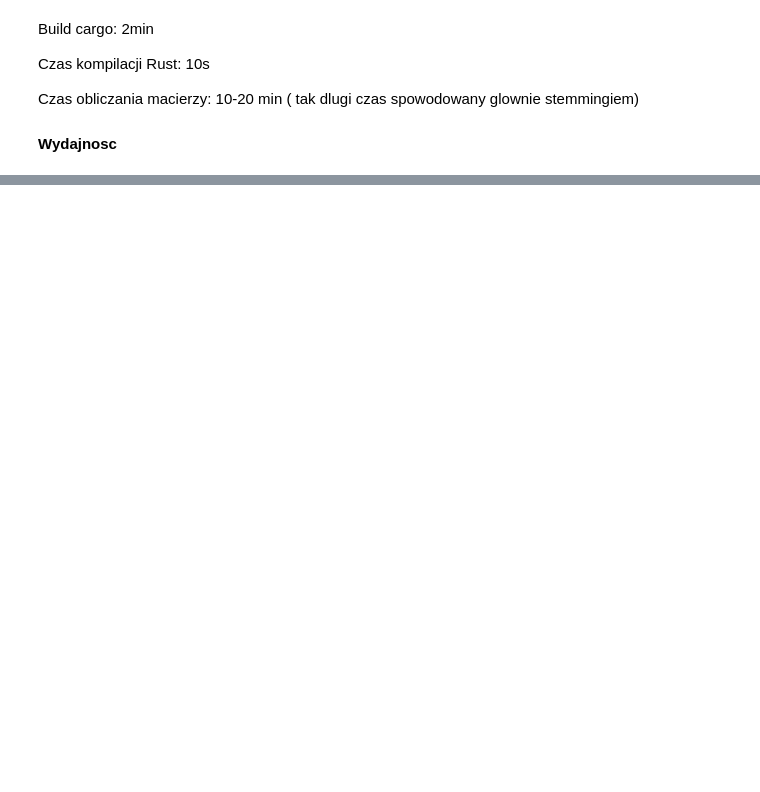
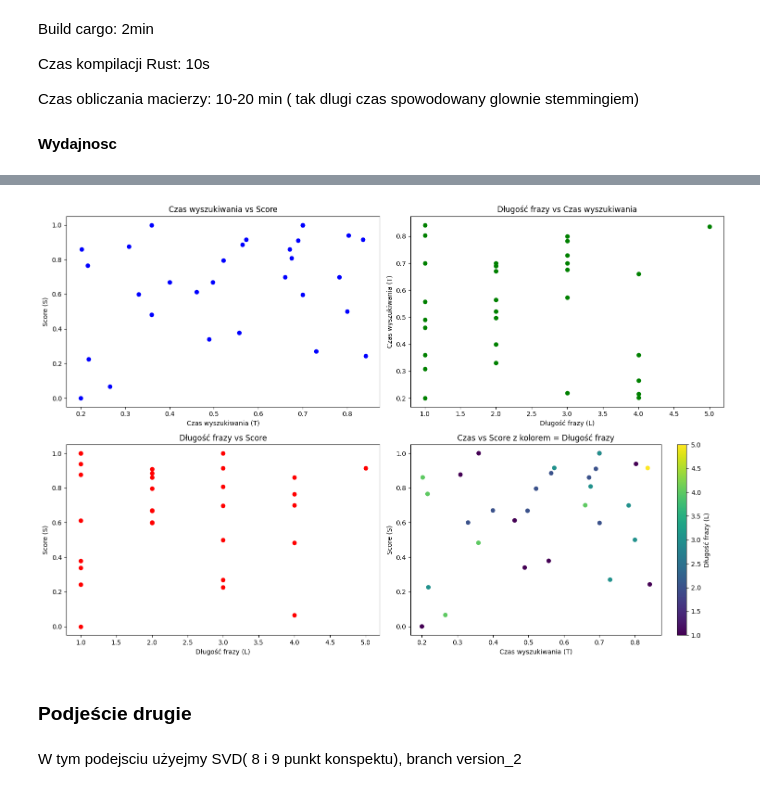
Before and after one commit to mcjwsn/Search-Engine, a Jupyter notebook: backend/sprawozdanie.ipynb, the cells around one changed output, grey strips where cells are left out. Cells and saved outputs as stored; diff of their text form; code cells hidden in the pictures; blank space fills up the shorter version.

```diff
--- a/backend/sprawozdanie.ipynb
+++ b/backend/sprawozdanie.ipynb
@@ -698,0 +754,10 @@ L = [1,1,3,2,1,4,3,3,2,2]
+# %%
+# Połączone
+draw_plot(T+T2,S+S2,L+L2)
+# Dłuższy czas wyszukiwania głównie świadczył o lepszym scorze, długość frazy też wpływała na wyniki wyszukiwania
+# %% [output]
+[figure, added]
+# %% [markdown]
+### Podjeście drugie
+# %% [markdown]
+W tym podejsciu użyejmy SVD( 8 i 9 punkt konspektu), branch version_2
```
Also changed, not shown: parts of 11 cells of this notebook, 5 other files.
